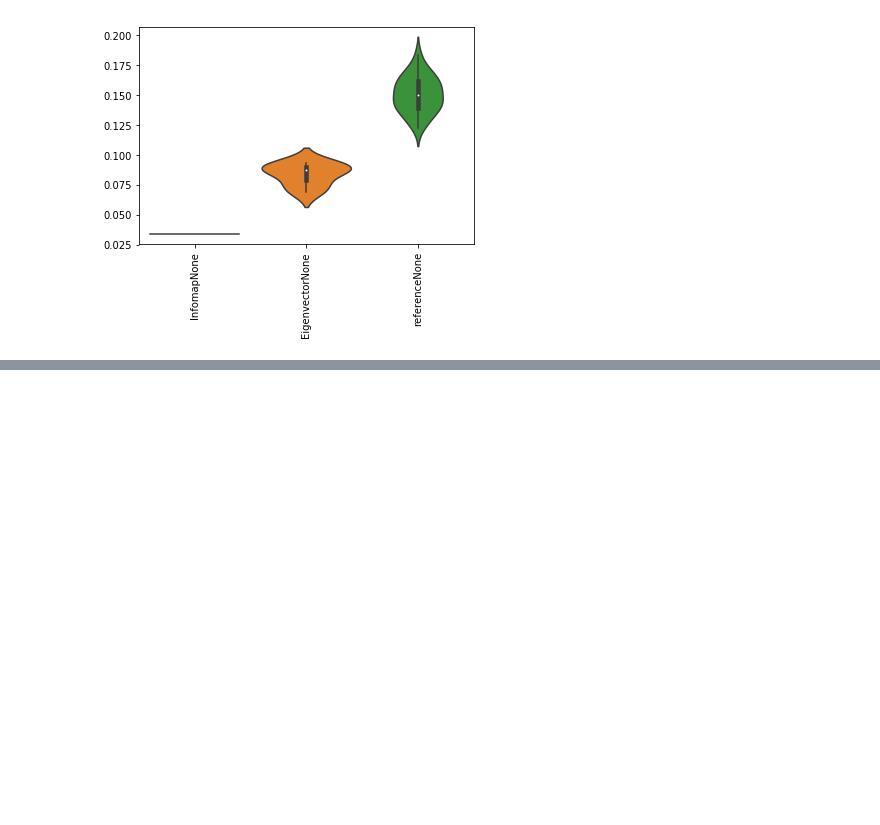
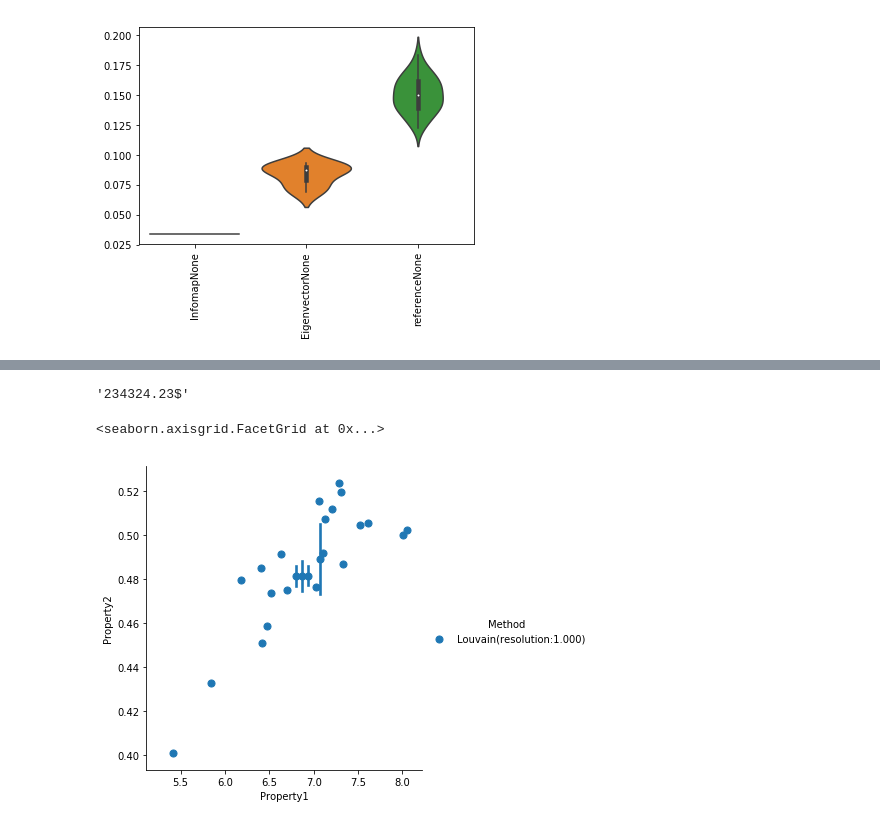
Before and after one commit to GiulioRossetti/cdlib, a Jupyter notebook: Untitled.ipynb, the cells around one changed output, grey strips where cells are left out. Drawn from its saved outputs; the diff is of its cells as text; code cells hidden in the pictures; blank space fills up the shorter version.

```diff
--- a/Untitled.ipynb
+++ b/Untitled.ipynb
@@ -127,0 +88,32 @@ Successfully installed sphinx-1.7.5
+# %%
+def plot_com(com_clusters,com_fitness):
+    """
+    Plot a distribution of a property among communities for a set of clusterings. (violin-plot)
+
+    :param com_clusters: set of clusterings to compare
+    :param com_fitness: the fitness/community property to use
+    """
+    allVals = []
+    allNames = []
+    for c in com_clusters:
+        prop = com_fitness(c.graph,c,summary=False)
+        allVals+= prop
+        allNames+= [c.get_description()]*len(prop)
+
+    ax = sns.violinplot(allNames,allVals)
+    for tick in ax.get_xticklabels():
+        tick.set_rotation(90)
+
+    return ax
+# %% [output]
+'234324.23$'
+# %%
+g = nx.planted_partition_graph(50,15,0.5,0.01)
+#g = nx.karate_club_graph()
+c = algorithms.crisp_partition.louvain(g)
+c2 = algorithms.crisp_partition.infomap(g)
+# %%
+viz.plot_com_properties_relation(c,nclib.evaluation.fitness.expansion,nclib.evaluation.fitness.conductance)
+# %% [output]
+<seaborn.axisgrid.FacetGrid at 0x...>
+[figure, added]
```
Also changed, not shown: parts of 16 cells of this notebook.
